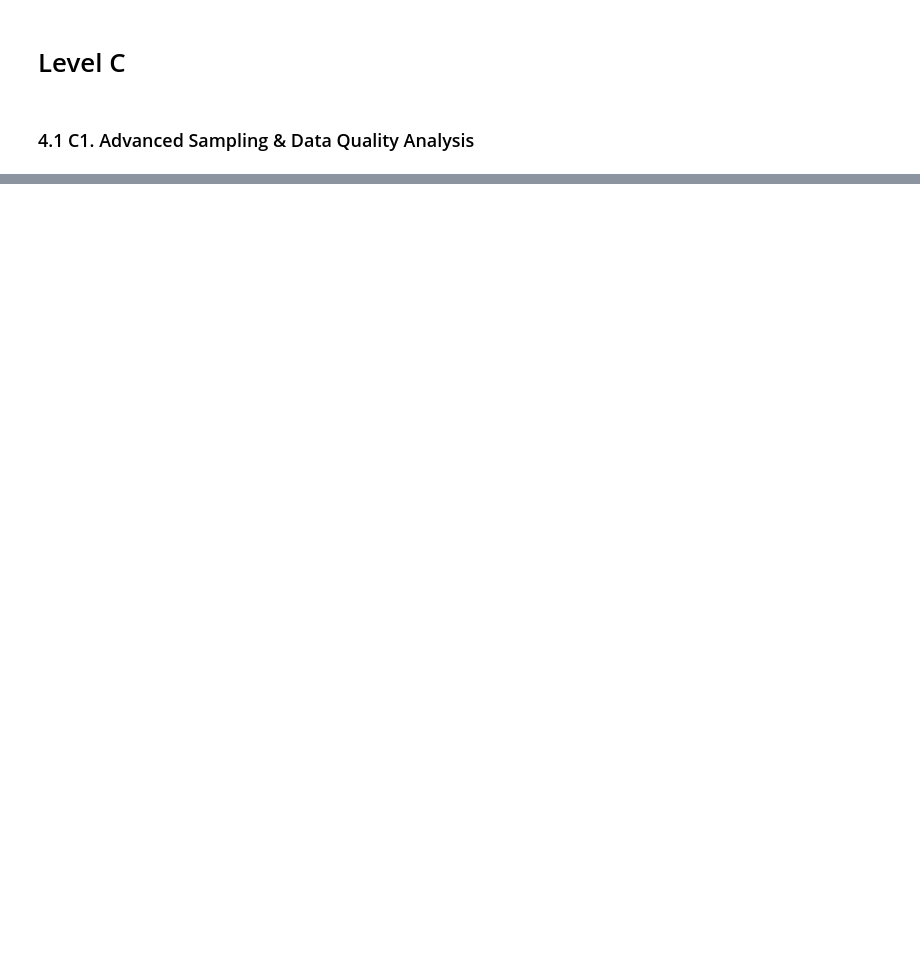
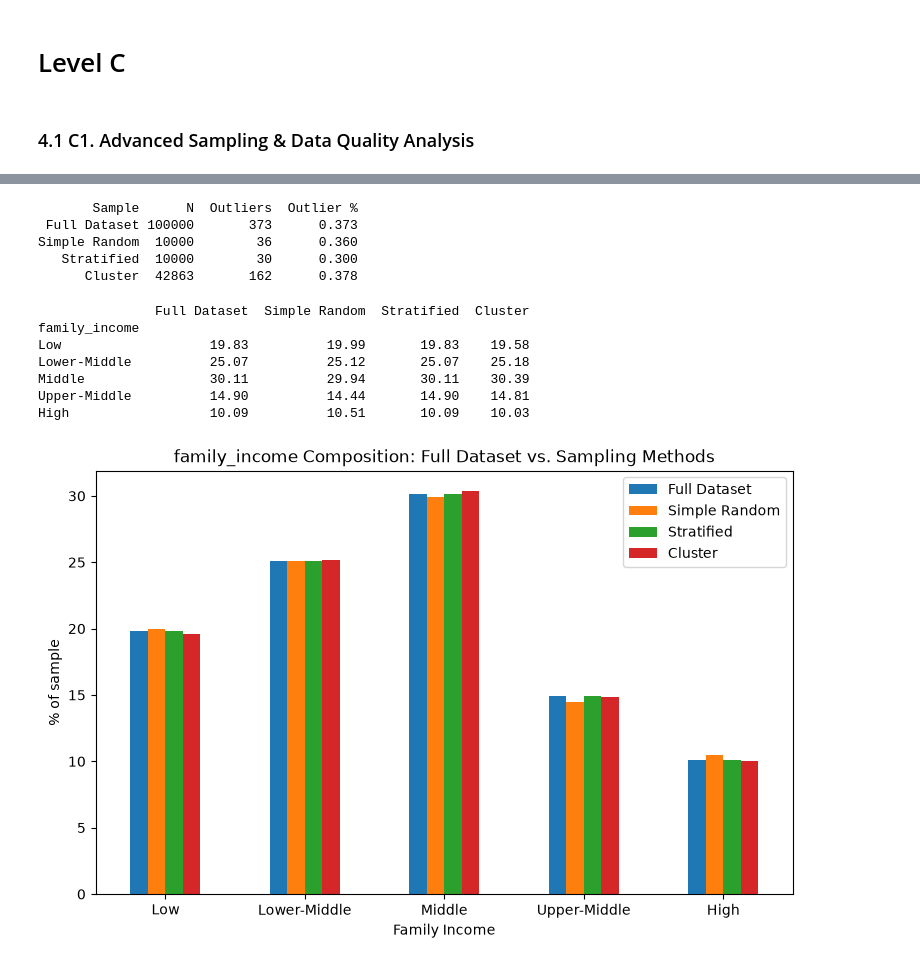
Before and after one commit to Castiel06m/machine_learning_practice, a Jupyter notebook: sis.ipynb, the cells around one changed output, grey strips where cells are left out. Drawn from its saved outputs; the diff is of its cells as text; code cells hidden in the pictures; blank space fills up the shorter version.

```diff
--- a/SIS1.ipynb
+++ b/sis.ipynb
@@ -654,0 +862,46 @@ The left plot uses just 2 of the 11 raw features (alcohol vs. volatile acidity)
+# %%
+def count_outliers(sample):
+    s = sample['exam_score']
+    q1, q3 = s.quantile(0.25), s.quantile(0.75)
+    iqr = q3 - q1
+    lower, upper = q1 - 1.5 * iqr, q3 + 1.5 * iqr
+    outliers = s[(s < lower) | (s > upper)]
+    return len(outliers), len(outliers) / len(s) * 100
+
+outlier_table = pd.DataFrame([
+    {'Sample': name, 'N': len(sample), 'Outliers': count_outliers(sample)[0], 'Outlier %': round(count_outliers(sample)[1], 3)}
+    for name, sample in [('Full Dataset', df_students), ('Simple Random', srs), ('Stratified', strat), ('Cluster', cluster)]
+])
+print(outlier_table.to_string(index=False))
+# %% [output]
+       Sample      N  Outliers  Outlier %
+ Full Dataset 100000       373      0.373
+Simple Random  10000        36      0.360
+   Stratified  10000        30      0.300
+      Cluster  42863       162      0.378
+# %%
+income_order = ['Low', 'Lower-Middle', 'Middle', 'Upper-Middle', 'High']
+props = pd.DataFrame({
+    'Full Dataset': df_students['family_income'].value_counts(normalize=True),
+    'Simple Random': srs['family_income'].value_counts(normalize=True),
+    'Stratified': strat['family_income'].value_counts(normalize=True),
+    'Cluster': cluster['family_income'].value_counts(normalize=True),
+}).reindex(income_order) * 100
+
+print(props.round(2))
+
+props.plot(kind='bar', figsize=(9, 5.5))
+plt.title('family_income Composition: Full Dataset vs. Sampling Methods')
+plt.ylabel('% of sample')
+plt.xlabel('Family Income')
+plt.xticks(rotation=0)
+plt.show()
+# %% [output]
+               Full Dataset  Simple Random  Stratified  Cluster
+family_income
+Low                   19.83          19.99       19.83    19.58
+Lower-Middle          25.07          25.12       25.07    25.18
+Middle                30.11          29.94       30.11    30.39
+Upper-Middle          14.90          14.44       14.90    14.81
+High                  10.09          10.51       10.09    10.03
+[figure, added]
```
Also changed, not shown: parts of 27 cells of this notebook.
